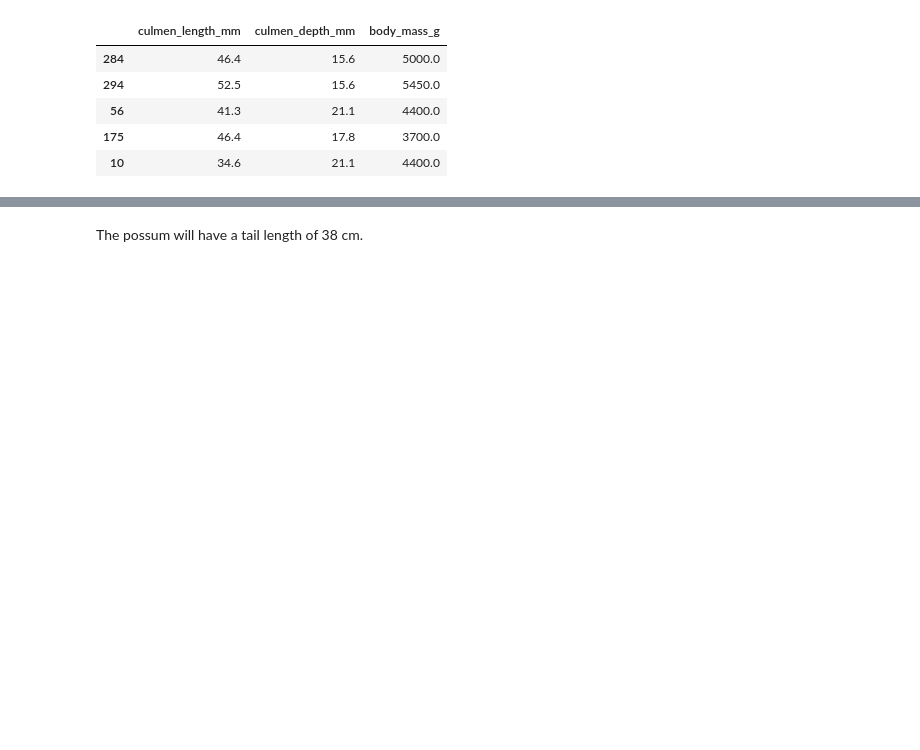
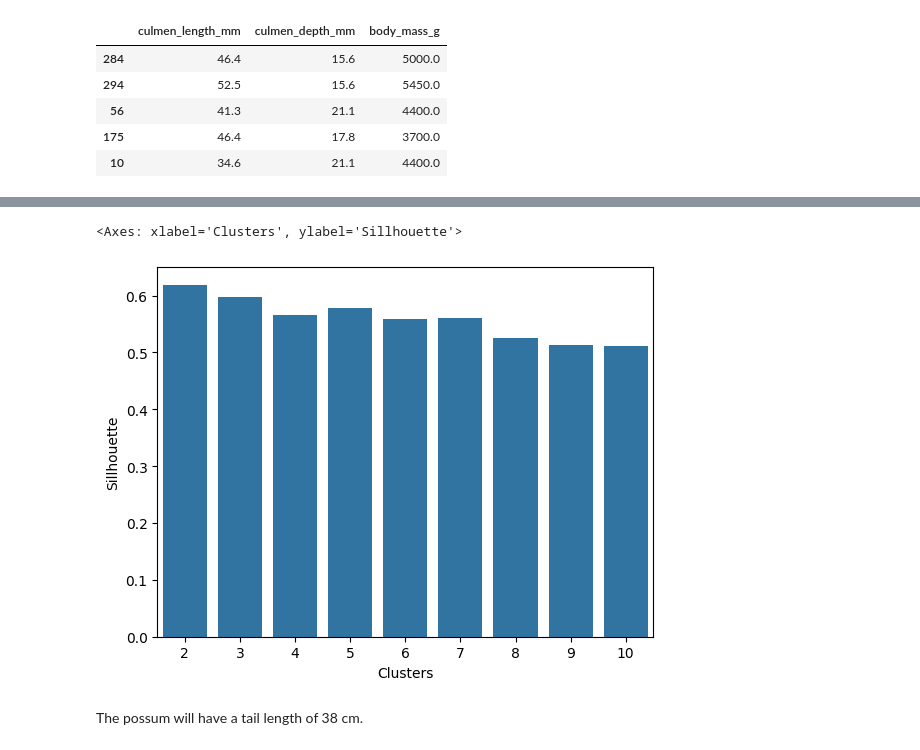
Before and after one commit to ReverseRasterization/AI, a Jupyter notebook: Semester 2/Machine Learning/yeah.ipynb, the cells around one changed output, grey strips where cells are left out. Drawn from its saved outputs; the diff is of its cells as text; code cells hidden in the pictures; blank space fills up the shorter version.

```diff
--- a/Semester 2/Machine Learning/yeah.ipynb
+++ b/Semester 2/Machine Learning/yeah.ipynb
@@ -94,2 +114,19 @@ array([[  45.87659574,   15.31276596, 4874.46808511],
+# %%
+plot = {
+    'Clusters': range(2,11),
+    'Sillhouette': []
+}
+
+for k in range(2, 11):
+    kmeans = KMeans(n_clusters=k, random_state=42)
+    labels = kmeans.fit_predict(train_df)
+    plot['Sillhouette'].append(silhouette_score(train_df, labels))
+
+plot = pd.DataFrame(plot)
+
+sb.barplot(data=plot, x='Clusters', y='Sillhouette')
+# %% [output]
+<Axes: xlabel='Clusters', ylabel='Sillhouette'>
+[figure, added]
 # %% [markdown]
 The possum will have a tail length of 38 cm.
```
Also changed, not shown: parts of 4 cells of this notebook.
